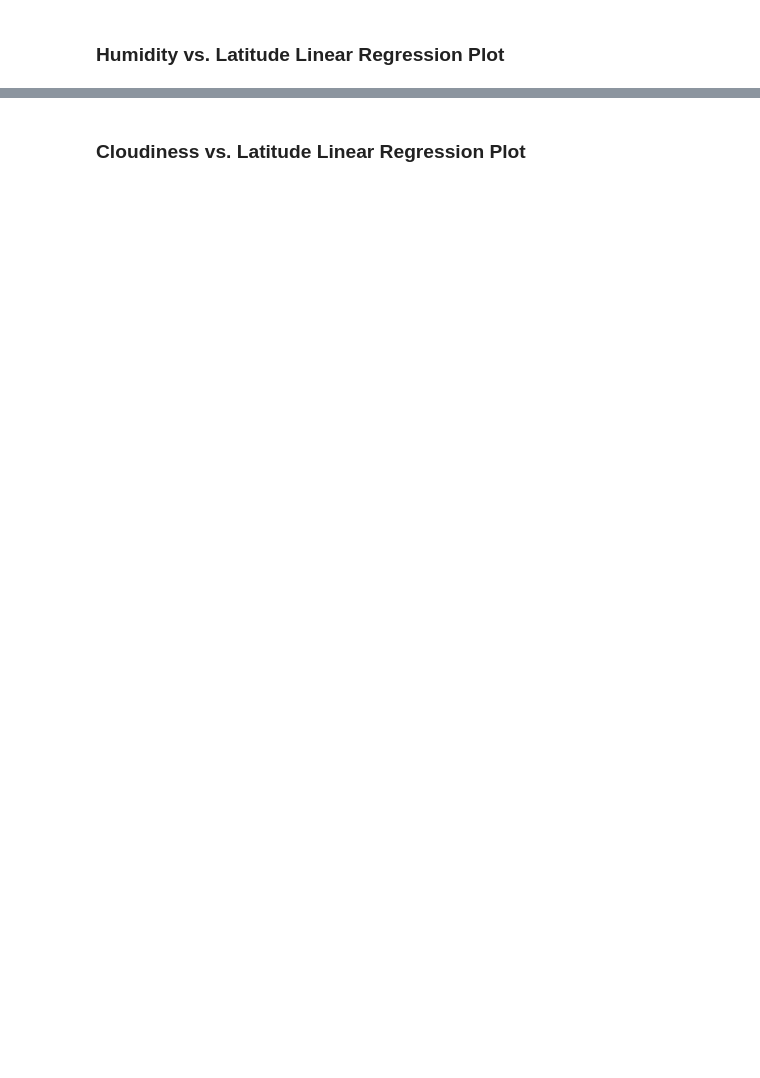
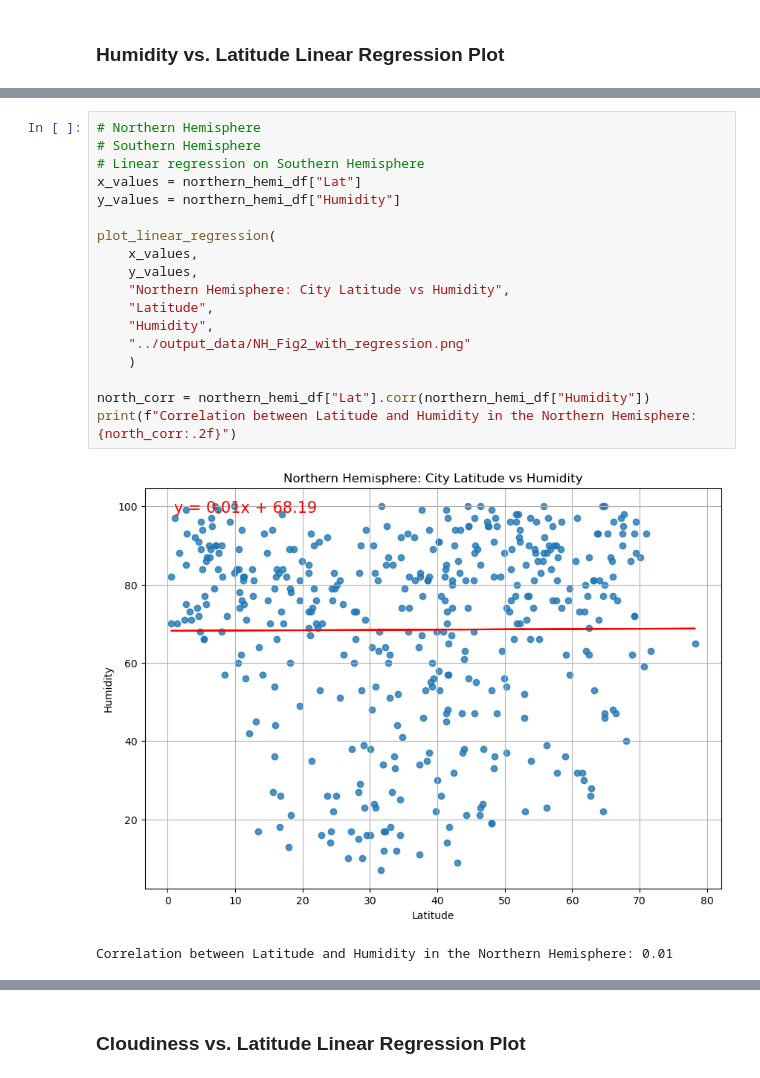
Before and after one commit to kimmiekc/python-api-challenge, a Jupyter notebook: WeatherPy/WeatherPy.ipynb, the cells around one changed output, grey strips where cells are left out. Cells and saved outputs as stored; diff of their text form; blank space fills up the shorter version.

```diff
--- a/WeatherPy/WeatherPy.ipynb
+++ b/WeatherPy/WeatherPy.ipynb
@@ -314,0 +422,21 @@ southern_hemi_df.head()
+# %%
+# Northern Hemisphere
+# Southern Hemisphere
+# Linear regression on Southern Hemisphere
+x_values = northern_hemi_df["Lat"]
+y_values = northern_hemi_df["Humidity"]
+
+plot_linear_regression(
+    x_values,
+    y_values,
+    "Northern Hemisphere: City Latitude vs Humidity",
+    "Latitude",
+    "Humidity",
+    "../output_data/NH_Fig2_with_regression.png"
+    )
+
+north_corr = northern_hemi_df["Lat"].corr(northern_hemi_df["Humidity"])
+print(f"Correlation between Latitude and Humidity in the Northern Hemisphere: {north_corr:.2f}")
+# %% [output]
+[figure, added]
+Correlation between Latitude and Humidity in the Northern Hemisphere: 0.01
```
Also changed, not shown: parts of 36 cells of this notebook, 17 other files.
